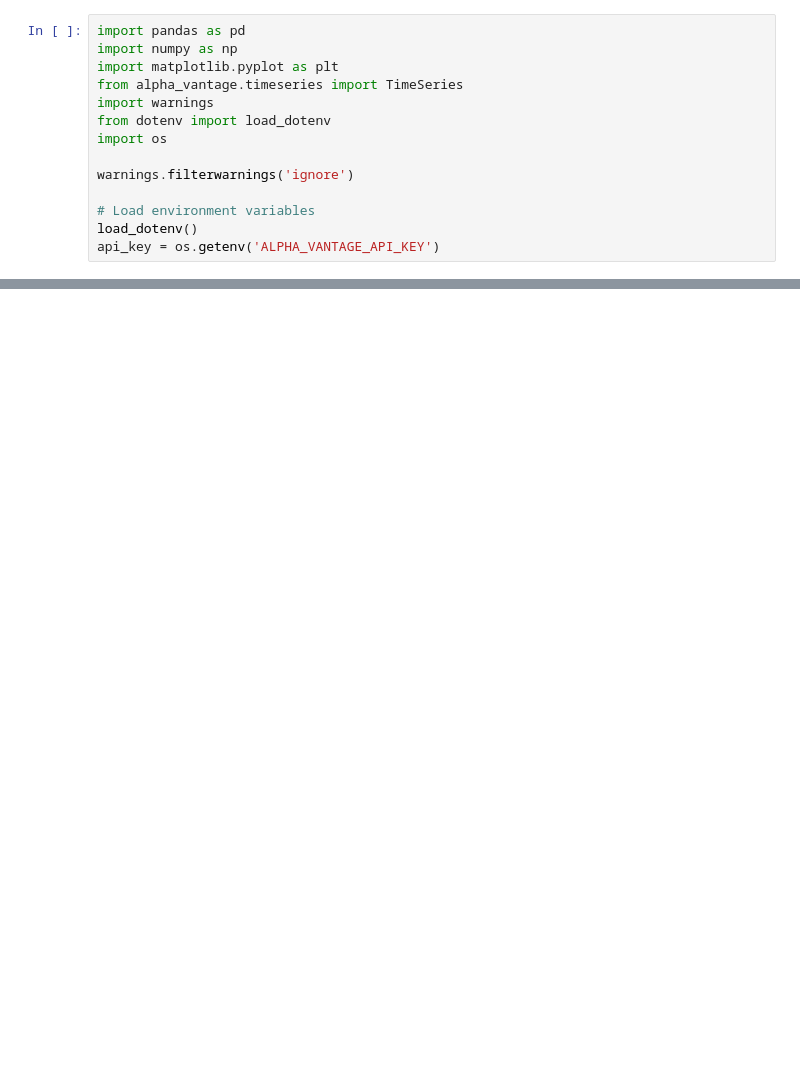
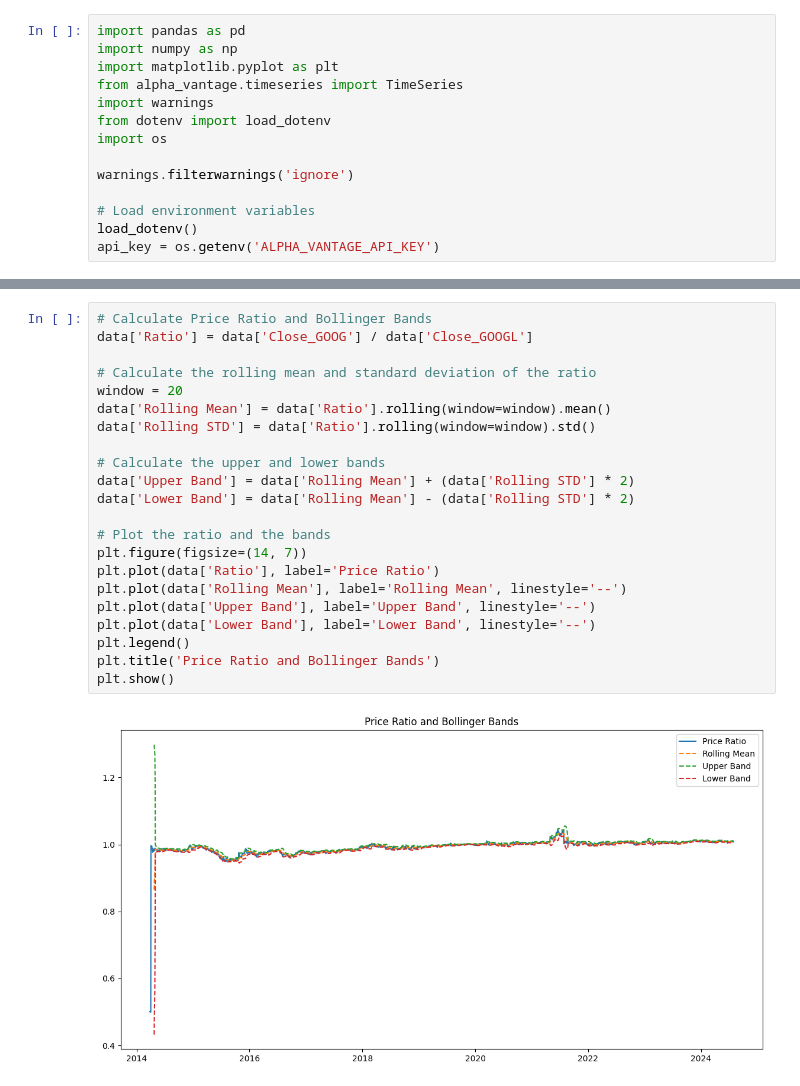
Before and after one commit to miloopark/strategy-playground, a Jupyter notebook: strategies/Dual_Class_Arbitrage.ipynb, the cells around one changed output, grey strips where cells are left out. Saved outputs shown, nothing was run; the diff lists cells and outputs as text; blank space fills up the shorter version.

```diff
--- a/strategies/Dual_Class_Arbitrage.ipynb
+++ b/strategies/Dual_Class_Arbitrage.ipynb
@@ -36,0 +43,24 @@ ValueError: Thank you for using Alpha Vantage! This is a premium endpoint. You m
+# %%
+# Calculate Price Ratio and Bollinger Bands
+data['Ratio'] = data['Close_GOOG'] / data['Close_GOOGL']
+
+# Calculate the rolling mean and standard deviation of the ratio
+window = 20
+data['Rolling Mean'] = data['Ratio'].rolling(window=window).mean()
+data['Rolling STD'] = data['Ratio'].rolling(window=window).std()
+
+# Calculate the upper and lower bands
+data['Upper Band'] = data['Rolling Mean'] + (data['Rolling STD'] * 2)
+data['Lower Band'] = data['Rolling Mean'] - (data['Rolling STD'] * 2)
+
+# Plot the ratio and the bands
+plt.figure(figsize=(14, 7))
+plt.plot(data['Ratio'], label='Price Ratio')
+plt.plot(data['Rolling Mean'], label='Rolling Mean', linestyle='--')
+plt.plot(data['Upper Band'], label='Upper Band', linestyle='--')
+plt.plot(data['Lower Band'], label='Lower Band', linestyle='--')
+plt.legend()
+plt.title('Price Ratio and Bollinger Bands')
+plt.show()
+# %% [output]
+[figure, added]
```
Also changed, not shown: parts of 4 cells of this notebook.
